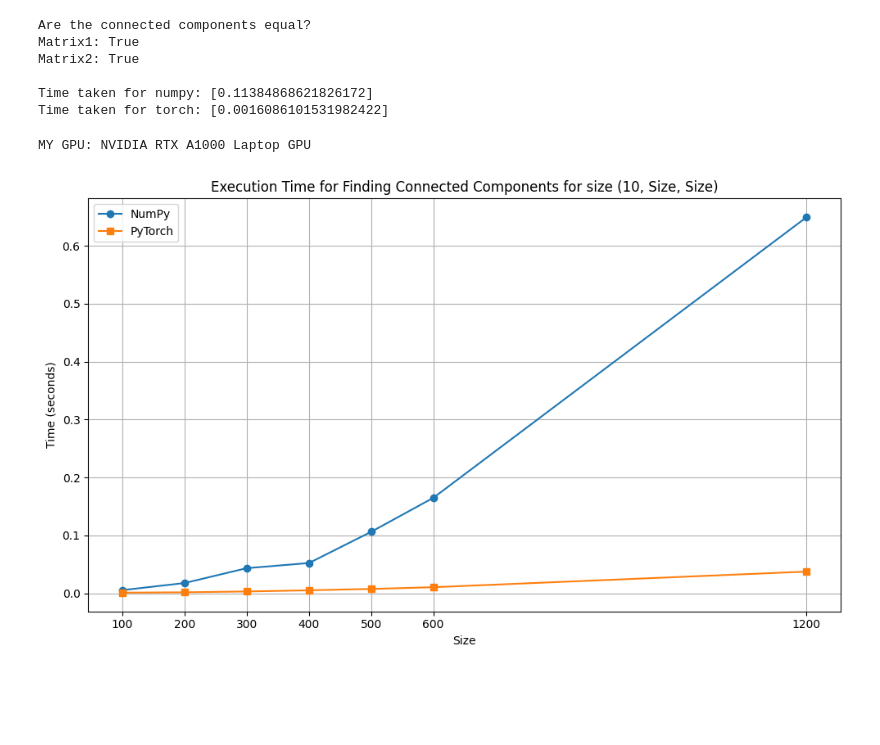
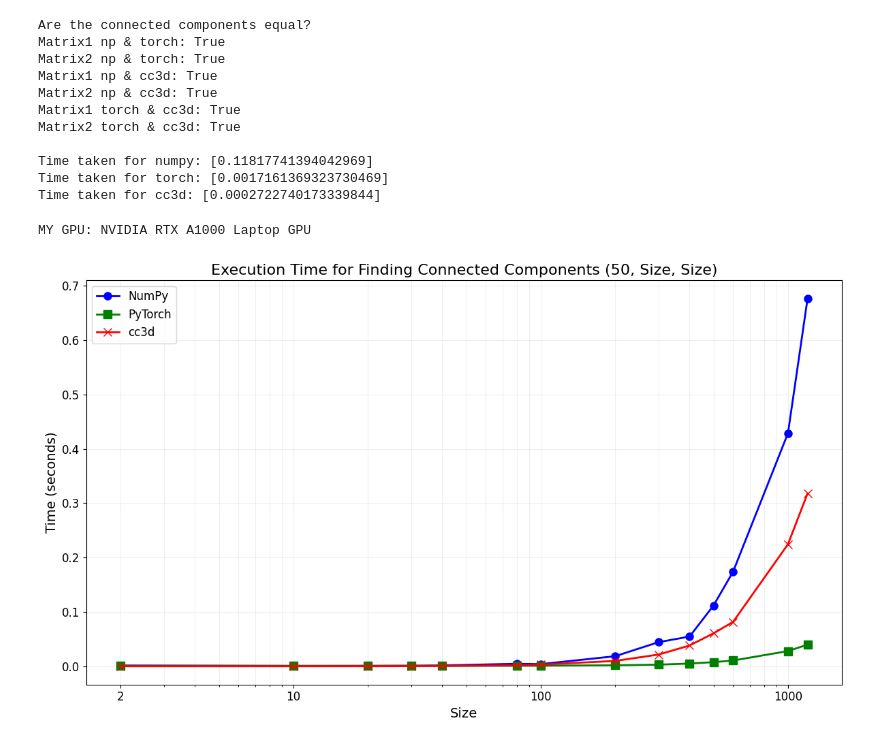
Before and after one commit to aymuos15/GPU-Connected-Components, a Jupyter notebook: speed_test.ipynb, the cells around one changed output. Drawn from its saved outputs; the diff is of its cells as text; code cells hidden in the pictures; blank space fills up the shorter version.

```diff
--- a/speed_test.ipynb
+++ b/speed_test.ipynb
@@ -30,12 +32,19 @@ matrix2_numpy[0, 25:27, 25:27] = 1
 
 numpy_time = []
 torch_time = []
+cc3d_time = []
 
 start_time = time.time()
 matrx1_cc_numpy, _ = get_connected_components(matrix1_numpy)
 matrix2cc_numpy, _ = get_connected_components(matrix2_numpy)
 end_time = time.time()
 numpy_time.append(end_time - start_time)
+
+start_time = time.time()
+matrix1_cc3d = cc3d.connected_components(matrix1_numpy)
+matrix2_cc3d = cc3d.connected_components(matrix2_numpy)
+end_time = time.time()
+cc3d_time.append(end_time - start_time)
 
 device = torch.device('cuda:0')
 matrix1_torch = torch.as_tensor(matrix1_numpy, dtype=torch.float32).to(device)
@@ -48,25 +57,44 @@ end_time = time.time()
 torch_time.append(end_time - start_time)
 
 print('Are the connected components equal?')
-print('Matrix1:', np.allclose(matrx1_cc_numpy.cpu().numpy(), matrix1_cc_torch.cpu().numpy()))
-print('Matrix2:', np.allclose(matrix2cc_numpy.cpu().numpy(), matrix2_cc_torch.cpu().numpy()))
+print('Matrix1 np & torch:', np.allclose(matrx1_cc_numpy.cpu().numpy(), matrix1_cc_torch.cpu().numpy()))
+print('Matrix2 np & torch:', np.allclose(matrix2cc_numpy.cpu().numpy(), matrix2_cc_torch.cpu().numpy()))
+print('Matrix1 np & cc3d:', np.allclose(matrx1_cc_numpy.cpu().numpy(), matrix1_cc3d))
+print('Matrix2 np & cc3d:', np.allclose(matrix2cc_numpy.cpu().numpy(), matrix2_cc3d))
+print('Matrix1 torch & cc3d:', np.allclose(matrix1_cc_torch.cpu().numpy(), matrix1_cc3d))
+print('Matrix2 torch & cc3d:', np.allclose(matrix2_cc_torch.cpu().numpy(), matrix2_cc3d))
+
 print()
 print('Time taken for numpy:', numpy_time)
 print('Time taken for torch:', torch_time)
+print('Time taken for cc3d:', cc3d_time)
 # %% [output]
 Are the connected components equal?
-Matrix1: True
-Matrix2: True
+Matrix1 np & torch: True
+Matrix2 np & torch: True
+Matrix1 np & cc3d: True
+Matrix2 np & cc3d: True
+Matrix1 torch & cc3d: True
+Matrix2 torch & cc3d: True
 
-Time taken for numpy: [0.11384868621826172]
-Time taken for torch: [0.0016086101531982422]
+Time taken for numpy: [0.11817741394042969]
+Time taken for torch: [0.0017161369323730469]
+Time taken for cc3d: [0.0002722740173339844]
 # %%
 import matplotlib.pyplot as plt
+import numpy as np
+import torch
+import time
+import cc3d  # Assuming this is imported correctly
+
+# Function get_connected_components(matrix) definition assumed
 
 # Initialize lists to store execution times
 numpy_times = []
 torch_times = []
-matrix_sizes = [100, 200, 300, 400, 500, 600, 1200]  # Example matrix sizes to test
+cc3d_times = []
+
+matrix_sizes = [2, 10, 20, 30, 40, 80, 100, 200, 300, 400, 500, 600, 1000, 1200]  # Example matrix sizes to test
 
 for size in matrix_sizes:
     # Generate random matrices of size (50, size, size)
@@ -83,41 +111,55 @@ for size in matrix_sizes:
     matrix2_numpy[0, size//4:size//2, size*3//8:size*3//4] = 1
     matrix2_numpy[0, size*3//4:size*3//4+3, size//8:size*2//8] = 1
     matrix2_numpy[0, size*3//4:size*3//4+3, size*3//8:size*3//4] = 1
     matrix2_numpy[0, size*3//4:size*3//4+2, size*7//8:size*7//8+2] = 1
 
     # NumPy calculation
     start_time = time.time()
     matrix1_cc_numpy, _ = get_connected_components(matrix1_numpy)
     matrix2_cc_numpy, _ = get_connected_components(matrix2_numpy)
     end_time = time.time()
     numpy_times.append(end_time - start_time)
 
+    # cc3d calculation
+    start_time = time.time()
+    matrix1_cc3d = cc3d.connected_components(matrix1_numpy)
+    matrix2_cc3d = cc3d.connected_components(matrix2_numpy)
+    end_time = time.time()
+    cc3d_times.append(end_time - start_time)
+
     # PyTorch calculation
     device = torch.device('cuda:0')
     matrix1_torch = torch.as_tensor(matrix1_numpy, dtype=torch.float32).to(device)
     matrix2_torch = torch.as_tensor(matrix2_numpy, dtype=torch.float32).to(device)
 
     start_time = time.time()
     matrix1_cc_torch, _ = get_connected_components(matrix1_torch)
     matrix2_cc_torch, _ = get_connected_components(matrix2_torch)
     end_time = time.time()
     torch_times.append(end_time - start_time)
 
 
 print('MY GPU: NVIDIA RTX A1000 Laptop GPU')
 
-# Plotting the results
-plt.figure(figsize=(10, 6))
-plt.plot(matrix_sizes, numpy_times, marker='o', label='NumPy')
-plt.plot(matrix_sizes, torch_times, marker='s', label='PyTorch')
-plt.title('Execution Time for Finding Connected Components for size (10, Size, Size)')
-plt.xlabel('Size')
-plt.ylabel('Time (seconds)')
-plt.xticks(matrix_sizes)
-plt.grid(True)
-plt.legend()
+plt.figure(figsize=(12, 7))
+
+plt.plot(matrix_sizes, numpy_times, marker='o', linestyle='-', color='b', label='NumPy', linewidth=2, markersize=8)
+plt.plot(matrix_sizes, torch_times, marker='s', linestyle='-', color='g', label='PyTorch', linewidth=2, markersize=8)
+plt.plot(matrix_sizes, cc3d_times, marker='x', linestyle='-', color='r', label='cc3d', linewidth=2, markersize=8)
+
+plt.title('Execution Time for Finding Connected Components (50, Size, Size)', fontsize=16)
+plt.xlabel('Size', fontsize=14)
+plt.ylabel('Time (seconds)', fontsize=14)
+
+plt.xscale('log')  # Use logarithmic scale for x-axis
+plt.xticks([2, 10, 100, 1000], ['2', '10', '100', '1000'], fontsize=12)  # Adjust x-axis ticks
+plt.yticks(fontsize=12)
+
+plt.grid(True, which="both", ls="-", alpha=0.2)  # Add minor gridlines
+
+plt.legend(fontsize=12)
 plt.tight_layout()
 plt.show()
 # %% [output]
 MY GPU: NVIDIA RTX A1000 Laptop GPU
-[figure, old version]
+[figure, new version]
```
Also changed, not shown: parts of 1 cell of this notebook.
